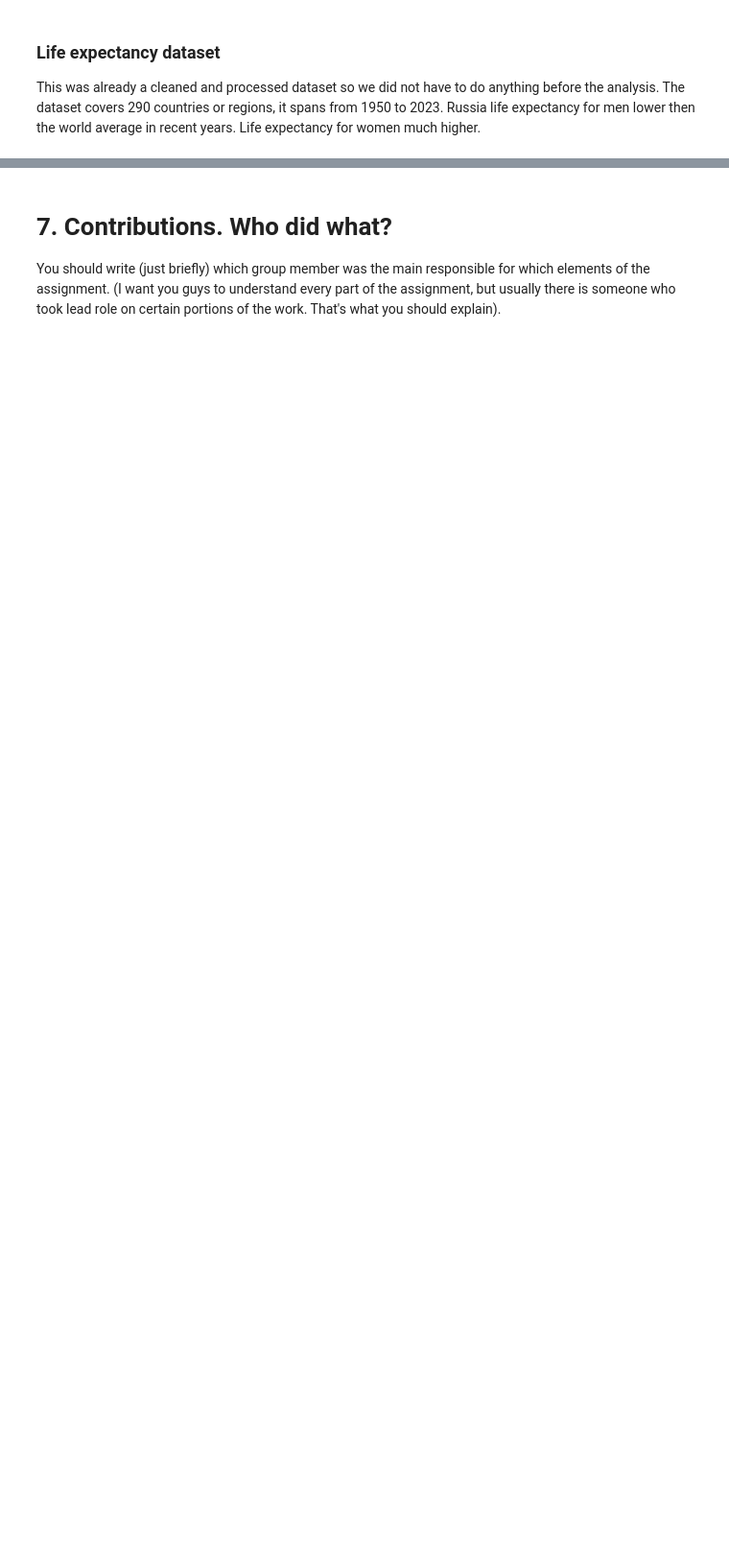
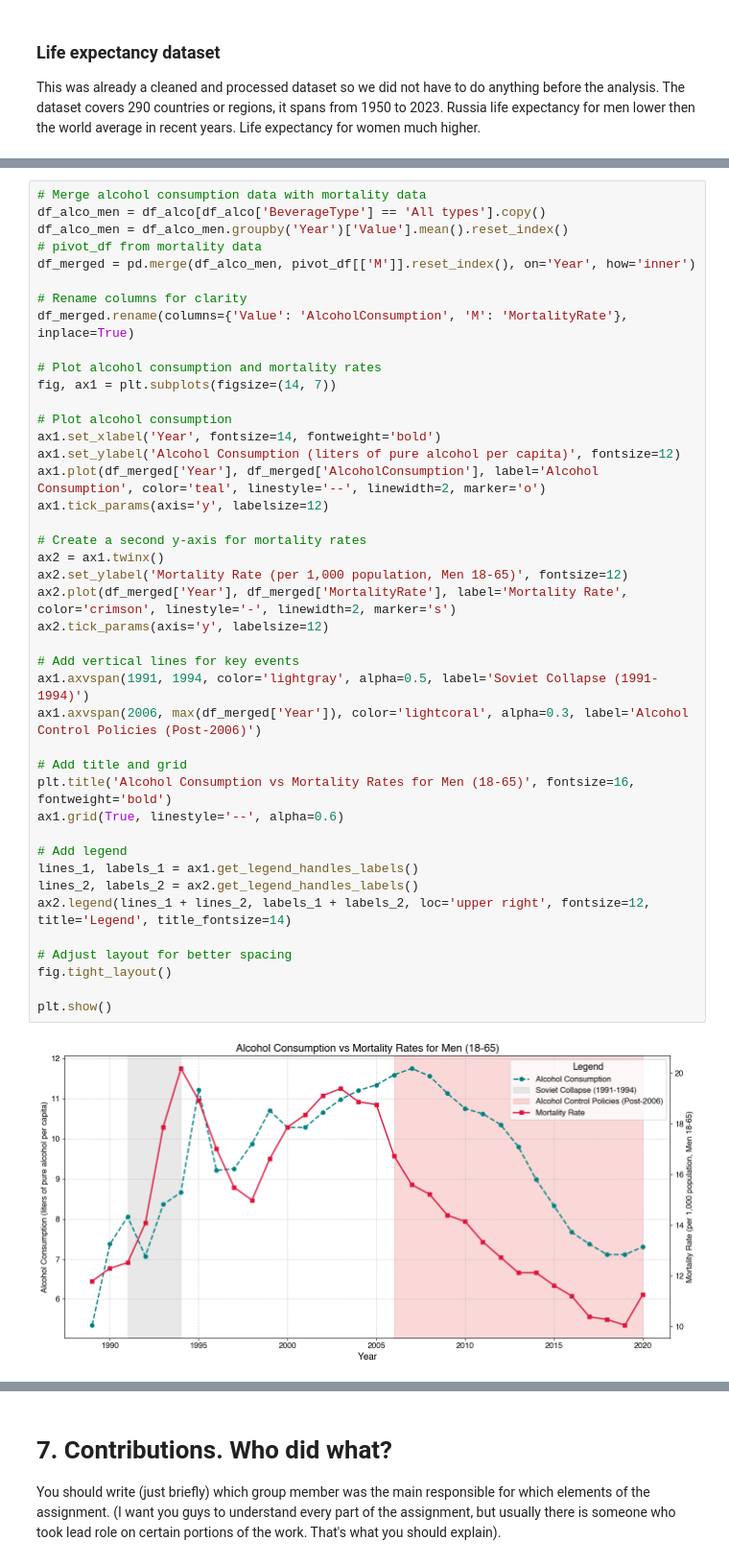
Before and after one commit to ahp9/ahp9.github.io, a Jupyter notebook: explainer_notebook.ipynb, the cells around one changed output, grey strips where cells are left out. Shown at 96% size. Cells and saved outputs as stored; diff of their text form; blank space fills up the shorter version.

```diff
--- a/explainer_notebook.ipynb
+++ b/explainer_notebook.ipynb
@@ -557,0 +821,44 @@ Which tools did you use from each of the 3 categories of Narrative Structure (Fi
+# %%
+# Merge alcohol consumption data with mortality data
+df_alco_men = df_alco[df_alco['BeverageType'] == 'All types'].copy()
+df_alco_men = df_alco_men.groupby('Year')['Value'].mean().reset_index()
+# pivot_df from mortality data
+df_merged = pd.merge(df_alco_men, pivot_df[['M']].reset_index(), on='Year', how='inner')
+
+# Rename columns for clarity
+df_merged.rename(columns={'Value': 'AlcoholConsumption', 'M': 'MortalityRate'}, inplace=True)
+
+# Plot alcohol consumption and mortality rates
+fig, ax1 = plt.subplots(figsize=(14, 7))
+
+# Plot alcohol consumption
+ax1.set_xlabel('Year', fontsize=14, fontweight='bold')
+ax1.set_ylabel('Alcohol Consumption (liters of pure alcohol per capita)', fontsize=12)
+ax1.plot(df_merged['Year'], df_merged['AlcoholConsumption'], label='Alcohol Consumption', color='teal', linestyle='--', linewidth=2, marker='o')
+ax1.tick_params(axis='y', labelsize=12)
+
+# Create a second y-axis for mortality rates
+ax2 = ax1.twinx()
+ax2.set_ylabel('Mortality Rate (per 1,000 population, Men 18-65)', fontsize=12)
+ax2.plot(df_merged['Year'], df_merged['MortalityRate'], label='Mortality Rate', color='crimson', linestyle='-', linewidth=2, marker='s')
+ax2.tick_params(axis='y', labelsize=12)
+
+# Add vertical lines for key events
+ax1.axvspan(1991, 1994, color='lightgray', alpha=0.5, label='Soviet Collapse (1991-1994)')
+ax1.axvspan(2006, max(df_merged['Year']), color='lightcoral', alpha=0.3, label='Alcohol Control Policies (Post-2006)')
+
+# Add title and grid
+plt.title('Alcohol Consumption vs Mortality Rates for Men (18-65)', fontsize=16, fontweight='bold')
+ax1.grid(True, linestyle='--', alpha=0.6)
+
+# Add legend
+lines_1, labels_1 = ax1.get_legend_handles_labels()
+lines_2, labels_2 = ax2.get_legend_handles_labels()
+ax2.legend(lines_1 + lines_2, labels_1 + labels_2, loc='upper right', fontsize=12, title='Legend', title_fontsize=14)
+
+# Adjust layout for better spacing
+fig.tight_layout()
+
+plt.show()
+# %% [output]
+[figure, added]
```
Also changed, not shown: parts of 27 cells of this notebook, 4 other files.
